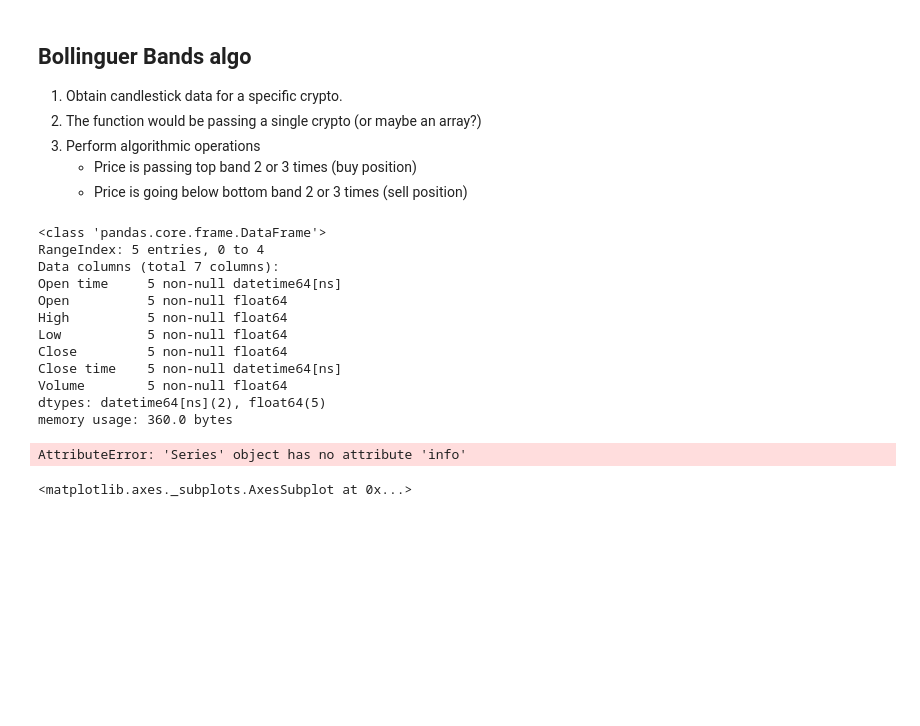
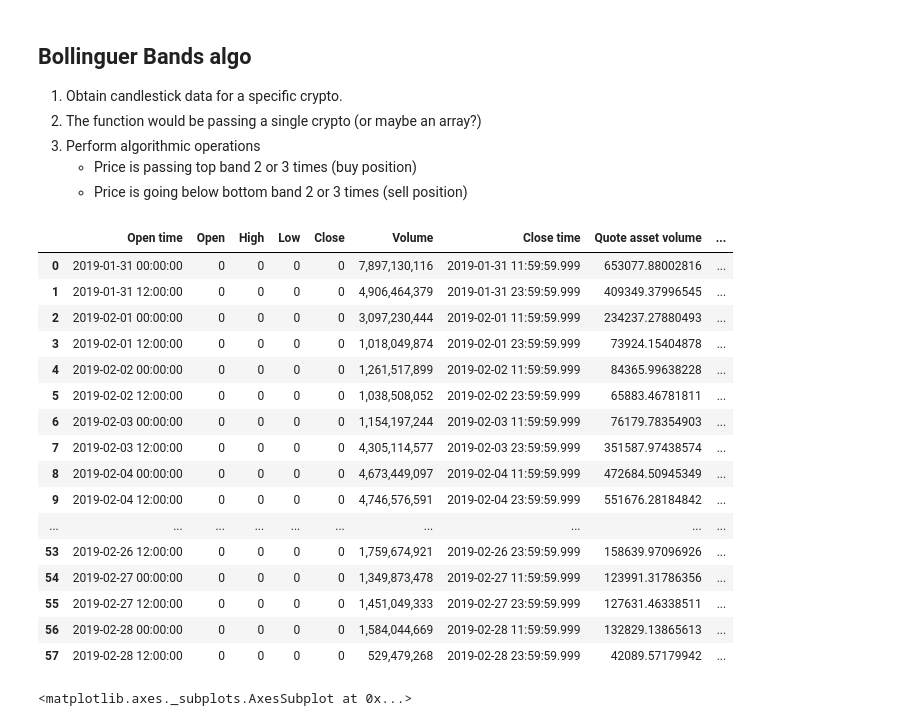
Before and after one commit to carkod/algobin-notebook, a Jupyter notebook: research/Bollinguer Bands Algorithm.ipynb, the cells around one changed output. Saved outputs shown, nothing was run; the diff lists cells and outputs as text; code cells hidden in the pictures; blank space fills up the shorter version.

Commit message:
process data

```diff
--- a/research/Bollinguer Bands Algorithm.ipynb
+++ b/research/Bollinguer Bands Algorithm.ipynb
@@ -28,32 +28,35 @@ original_data = df;
 # %%
 # clean and parse data
 dateFormat = '%d/%m/%Y'
 df['Open time'] = pd.to_datetime(df['Open time'], unit='ms')
 df['Close time'] = pd.to_datetime(df['Close time'], unit='ms')
-df['Volume'] = pd.to_numeric(df['Volume'])
-df[['Open', 'High', 'Low', 'Close']] = df[['Open', 'High', 'Low', 'Close']].apply(pd.to_numeric)
-ohlc_df = df[['Open time', 'Open', 'High', 'Low', 'Close', 'Close time', 'Volume']]
-ohlc_df.head().info()
+df['Volume'] = pd.to_numeric(df['Volume'],errors='coerce')
+df[['Open', 'High', 'Low', 'Close']] = df[['Open', 'High', 'Low', 'Close']].astype('float64')
+# ohlc_df = df[['Open time', 'Open', 'High', 'Low', 'Close', 'Close time', 'Volume']]
+# df[['Open time', 'Open', 'High', 'Low', 'Close', 'Close time', 'Volume']]
 # %% [output]
-<class 'pandas.core.frame.DataFrame'>
-RangeIndex: 5 entries, 0 to 4
-Data columns (total 7 columns):
-Open time     5 non-null datetime64[ns]
-Open          5 non-null float64
-High          5 non-null float64
-Low           5 non-null float64
-Close         5 non-null float64
-Close time    5 non-null datetime64[ns]
-Volume        5 non-null float64
-dtypes: datetime64[ns](2), float64(5)
-memory usage: 360.0 bytes
+|  | Open time | Open | High | Low | Close | Volume | Close time | Quote asset volume | ... |
+| 0 | 2019-01-31 00:00:00 | 0 | 0 | 0 | 0 | 7,897,130,116 | 2019-01-31 11:59:59.999 | 653077.88002816 | ... |
+| 1 | 2019-01-31 12:00:00 | 0 | 0 | 0 | 0 | 4,906,464,379 | 2019-01-31 23:59:59.999 | 409349.37996545 | ... |
+| 2 | 2019-02-01 00:00:00 | 0 | 0 | 0 | 0 | 3,097,230,444 | 2019-02-01 11:59:59.999 | 234237.27880493 | ... |
+| 3 | 2019-02-01 12:00:00 | 0 | 0 | 0 | 0 | 1,018,049,874 | 2019-02-01 23:59:59.999 | 73924.15404878 | ... |
+| 4 | 2019-02-02 00:00:00 | 0 | 0 | 0 | 0 | 1,261,517,899 | 2019-02-02 11:59:59.999 | 84365.99638228 | ... |
+| 5 | 2019-02-02 12:00:00 | 0 | 0 | 0 | 0 | 1,038,508,052 | 2019-02-02 23:59:59.999 | 65883.46781811 | ... |
+| 6 | 2019-02-03 00:00:00 | 0 | 0 | 0 | 0 | 1,154,197,244 | 2019-02-03 11:59:59.999 | 76179.78354903 | ... |
+| 7 | 2019-02-03 12:00:00 | 0 | 0 | 0 | 0 | 4,305,114,577 | 2019-02-03 23:59:59.999 | 351587.97438574 | ... |
+| 8 | 2019-02-04 00:00:00 | 0 | 0 | 0 | 0 | 4,673,449,097 | 2019-02-04 11:59:59.999 | 472684.50945349 | ... |
+| 9 | 2019-02-04 12:00:00 | 0 | 0 | 0 | 0 | 4,746,576,591 | 2019-02-04 23:59:59.999 | 551676.28184842 | ... |
+| ... | ... | ... | ... | ... | ... | ... | ... | ... | ... |
+| 53 | 2019-02-26 12:00:00 | 0 | 0 | 0 | 0 | 1,759,674,921 | 2019-02-26 23:59:59.999 | 158639.97096926 | ... |
+| 54 | 2019-02-27 00:00:00 | 0 | 0 | 0 | 0 | 1,349,873,478 | 2019-02-27 11:59:59.999 | 123991.31786356 | ... |
+| 55 | 2019-02-27 12:00:00 | 0 | 0 | 0 | 0 | 1,451,049,333 | 2019-02-27 23:59:59.999 | 127631.46338511 | ... |
+| 56 | 2019-02-28 00:00:00 | 0 | 0 | 0 | 0 | 1,584,044,669 | 2019-02-28 11:59:59.999 | 132829.13865613 | ... |
+| 57 | 2019-02-28 12:00:00 | 0 | 0 | 0 | 0 | 529,479,268 | 2019-02-28 23:59:59.999 | 42089.57179942 | ... |
 # %%
 from matplotlib.finance import candlestick2_ochl
 import matplotlib.pyplot as plt
-ohlc_df['Open'].info()
+
 # candlestick2_ochl(ohlc_df['Close time'], ohlc_df['Open'], ohlc_df['Close'], ohlc_df['High'], ohlc_df['Low'], width=0.6)
-# %% [output]
-AttributeError: 'Series' object has no attribute 'info'
 # %%
 #modify
 df['Close: 30 Day Mean'] = df['Close'].rolling(window=20).mean()
```
